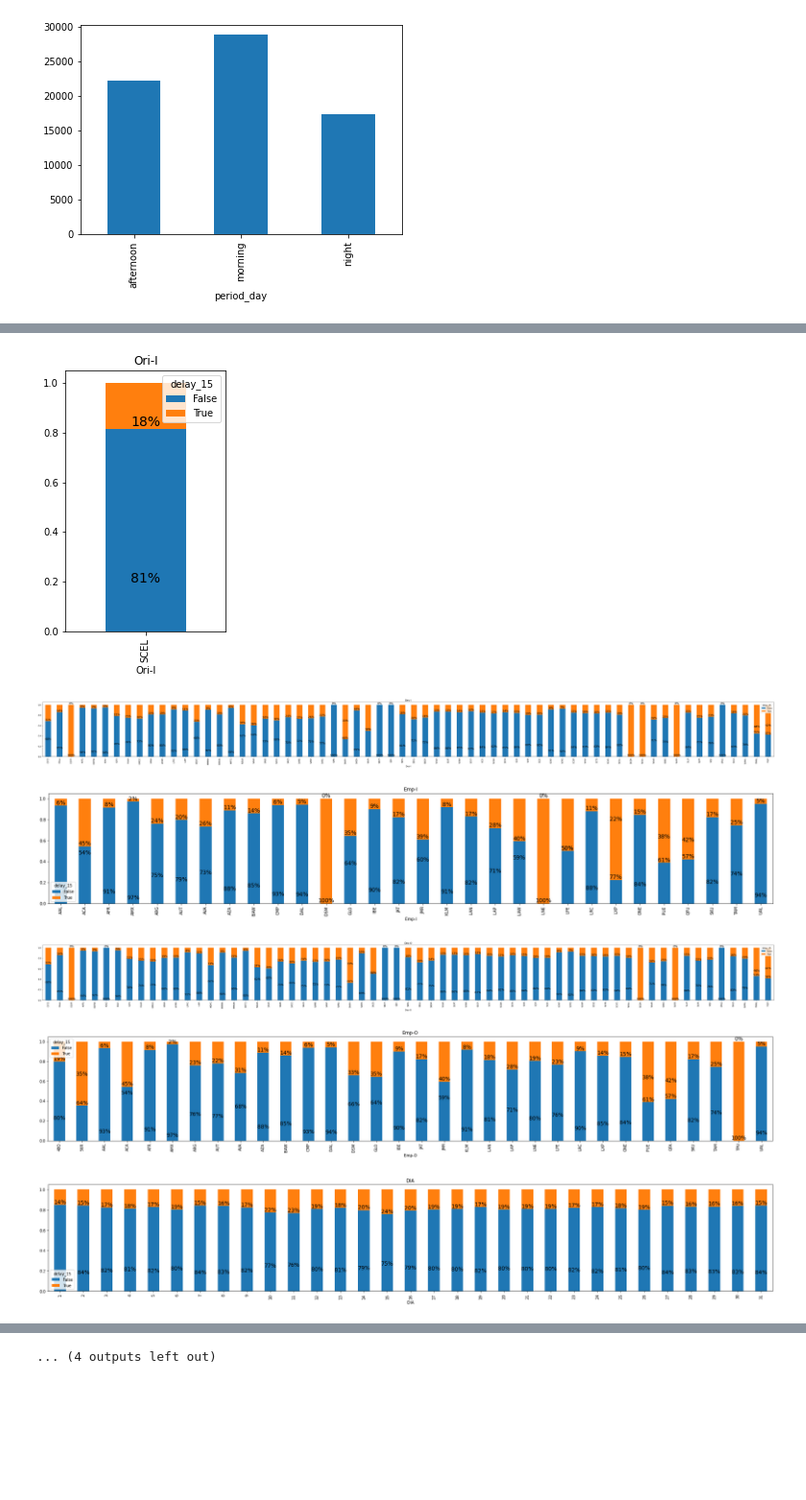
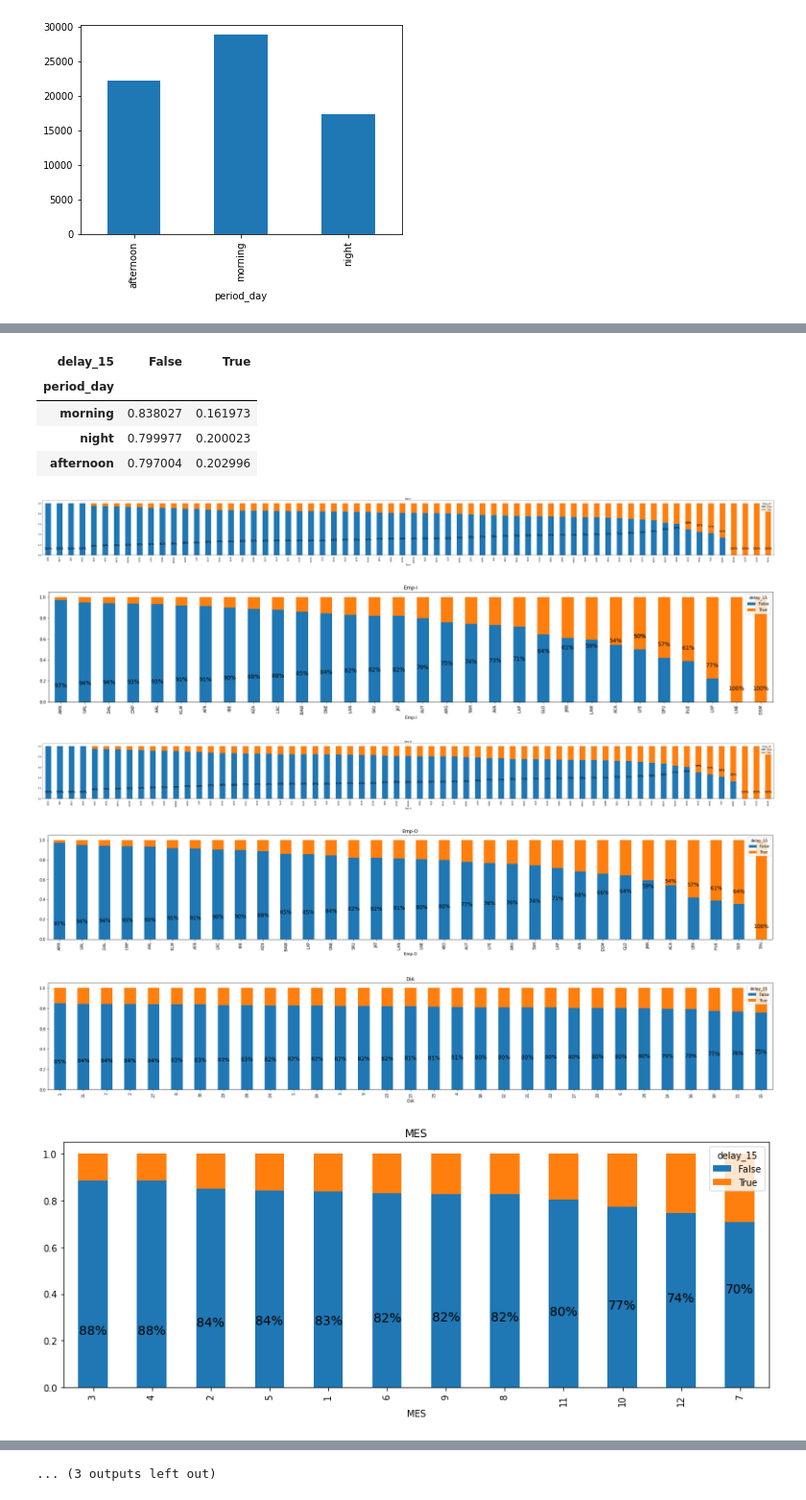
Before and after one commit to giopalmieri/dschallenge-latam, a Jupyter notebook: solution.ipynb, the cells around one changed output, grey strips where cells are left out. Shown at 96% size. Cells and saved outputs as stored; diff of their text form; code cells hidden in the pictures; blank space fills up the shorter version.

```diff
--- a/solution.ipynb
+++ b/solution.ipynb
@@ -136,7 +136,7 @@ Wall time: 286 ms
 | 11 | 6081.0 | NaN |
 | 12 | 2888.0 | 3469.0 |
 # %%
-week_dist=df.groupby(df['Fecha-I'].dt.week)['Fecha-O'].count()
+week_dist=df[df['Fecha-I'].dt.year==2017].groupby(df['Fecha-I'].dt.week)['Fecha-O'].count()
 week_dist.plot(figsize=(15,4)) #not using year because only has dates in 2017
 q=week_dist.quantile(q=0.5)
 plt.plot([1,51],[q,q])
@@ -206,22 +189,31 @@ dtype: object
+# %%
+(df.groupby([var,'delay_15'])['Fecha-I'].count()/df.groupby([var])['Fecha-I'].count()).unstack().sort_values(by=[True])
+# %% [output]
+| delay_15 | False | True |
+| period_day |  |  |
+| morning | 0.838027 | 0.161973 |
+| night | 0.799977 | 0.200023 |
+| afternoon | 0.797004 | 0.202996 |
 # %%
 #First challenge - how is the data distributed?
 
 for var in df.columns:
-    if var not in ['Fecha-I','Fecha-O','Vlo-I','Vlo-O','Ori-O','Ori-','delay_15','min_diff']:
+    if var not in ['Fecha-I','Fecha-O','Vlo-I','Vlo-O','Ori-O','Ori-I','delay_15','min_diff']:
         dif_clases=df[var].nunique()
-        ax=(df.groupby([var,'delay_15'])['Fecha-I'].count()/df.groupby([var])['Fecha-I'].count()).unstack().plot.bar(stacked=True,figsize=((int((dif_clases+4/2)),5)))
+        ax=(df.groupby([var,'delay_15'])['Fecha-I'].count()/df.groupby([var])['Fecha-I'].count()).unstack().sort_values(by=True).plot.bar(stacked=True,figsize=((int((dif_clases+4/2)),5)))
         for p in ax.patches:
             height = p.get_height()
             if np.isnan(height):
                 height = 0
-            ax.text(p.get_x() + p.get_width()/2., height, f'{int((1-height)*100)}%',
-                fontsize=14, color='black', ha='center', va='bottom')
+            if height <= 0.5:
+                ax.text(p.get_x() + p.get_width()/2., height+0.1, f'{int((1-height)*100)}%',
+                    fontsize=14, color='black', ha='center', va='bottom')
         plt.title(var)
         plt.show()
 # %% [output]
-[figure, old version]
+[figure, new version]
-[figure, old version]
+[figure, new version]
-[figure, old version]
+[figure, new version]
-[figure, old version]
+[figure, new version]
-[figure, old version]
+[figure, new version]
-[figure, old version]
+[figure, new version]
@@ -234 +226 @@ for var in df.columns:
-... (4 outputs left out)
+... (3 outputs left out)
```
Also changed, not shown: parts of 6 cells of this notebook.
